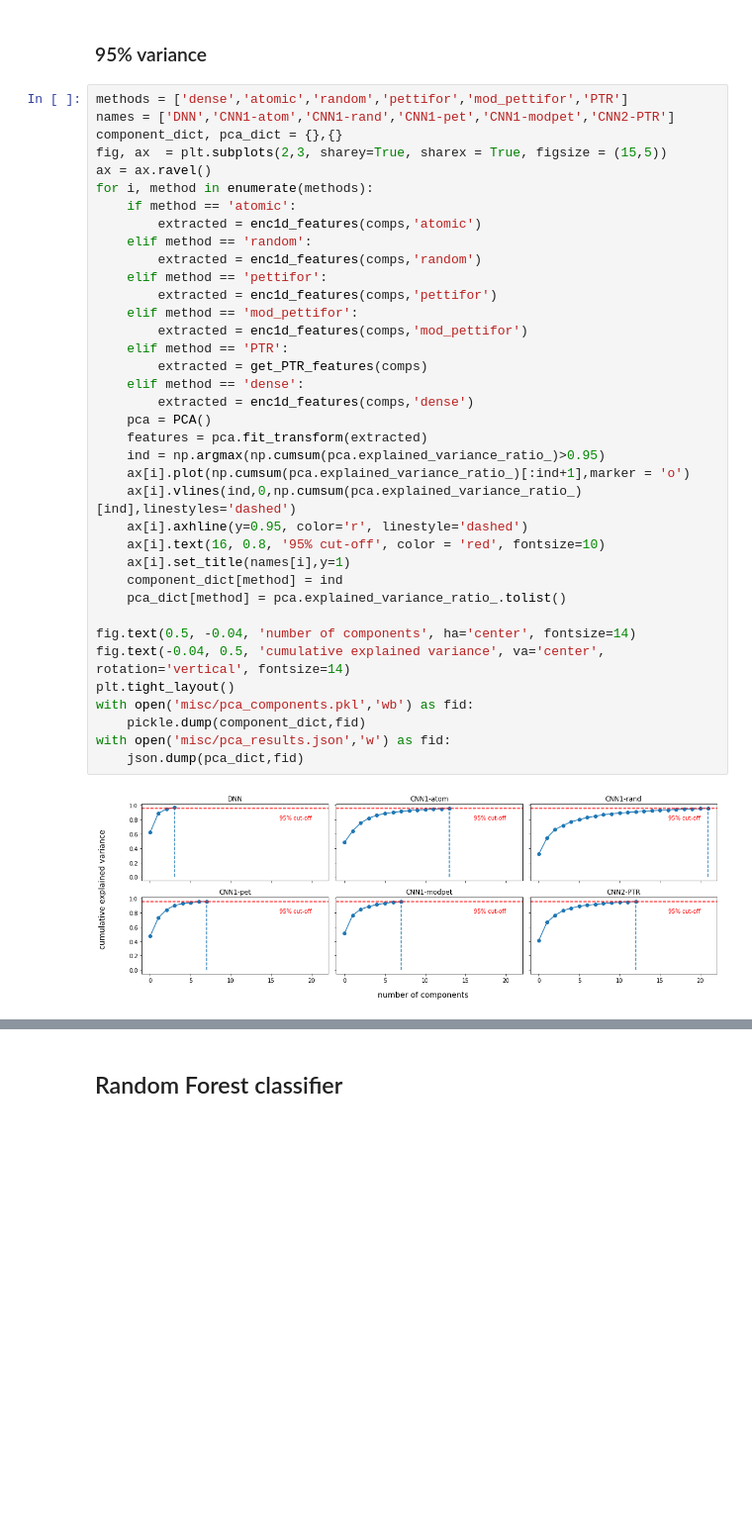
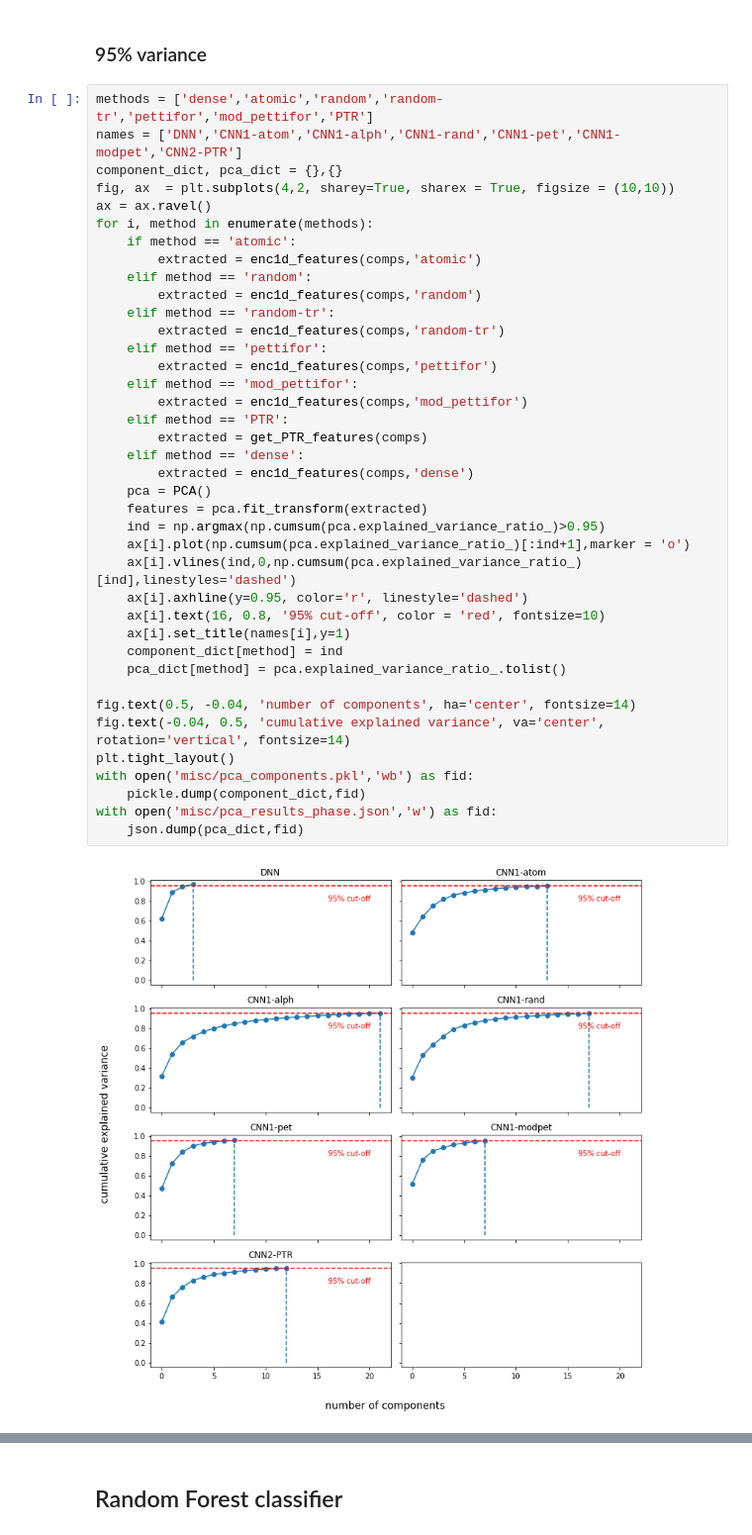
Before and after one commit to dovahkiin0022/representations, a Jupyter notebook: notebooks/1a_transfer_learning_phase.ipynb, the cells around one changed output, grey strips where cells are left out. Shown: that part at 99% size. Cells and saved outputs as stored; diff of their text form; blank space fills up the shorter version.

Commit message:
new results for pca tests

```diff
--- a/notebooks/1a_transfer_learning_phase.ipynb
+++ b/notebooks/1a_transfer_learning_phase.ipynb
@@ -32,42 +32,44 @@ y = np.array(dataY)
 # %% [markdown]
 ### 95% variance
 # %%
-methods = ['dense','atomic','random','pettifor','mod_pettifor','PTR']
-names = ['DNN','CNN1-atom','CNN1-rand','CNN1-pet','CNN1-modpet','CNN2-PTR']
+methods = ['dense','atomic','random','random-tr','pettifor','mod_pettifor','PTR']
+names = ['DNN','CNN1-atom','CNN1-alph','CNN1-rand','CNN1-pet','CNN1-modpet','CNN2-PTR']
 component_dict, pca_dict = {},{}
-fig, ax  = plt.subplots(2,3, sharey=True, sharex = True, figsize = (15,5))
+fig, ax  = plt.subplots(4,2, sharey=True, sharex = True, figsize = (10,10))
 ax = ax.ravel()
 for i, method in enumerate(methods):
     if method == 'atomic':
         extracted = enc1d_features(comps,'atomic')
     elif method == 'random':
         extracted = enc1d_features(comps,'random')
+    elif method == 'random-tr':
+        extracted = enc1d_features(comps,'random-tr')
     elif method == 'pettifor':
         extracted = enc1d_features(comps,'pettifor')
     elif method == 'mod_pettifor':
         extracted = enc1d_features(comps,'mod_pettifor')
     elif method == 'PTR':
         extracted = get_PTR_features(comps)
     elif method == 'dense':
         extracted = enc1d_features(comps,'dense')
     pca = PCA()
     features = pca.fit_transform(extracted)
     ind = np.argmax(np.cumsum(pca.explained_variance_ratio_)>0.95)
     ax[i].plot(np.cumsum(pca.explained_variance_ratio_)[:ind+1],marker = 'o')
     ax[i].vlines(ind,0,np.cumsum(pca.explained_variance_ratio_)[ind],linestyles='dashed')
     ax[i].axhline(y=0.95, color='r', linestyle='dashed')
     ax[i].text(16, 0.8, '95% cut-off', color = 'red', fontsize=10)
     ax[i].set_title(names[i],y=1)
     component_dict[method] = ind
     pca_dict[method] = pca.explained_variance_ratio_.tolist()
 
 fig.text(0.5, -0.04, 'number of components', ha='center', fontsize=14)
 fig.text(-0.04, 0.5, 'cumulative explained variance', va='center', rotation='vertical', fontsize=14)
 plt.tight_layout()
 with open('misc/pca_components.pkl','wb') as fid:
     pickle.dump(component_dict,fid)
-with open('misc/pca_results.json','w') as fid:
+with open('misc/pca_results_phase.json','w') as fid:
     json.dump(pca_dict,fid)
 # %% [output]
-[figure, old version]
+[figure, new version]
 # %%
```
Also changed, not shown: parts of 24 cells of this notebook, 24 other files.
